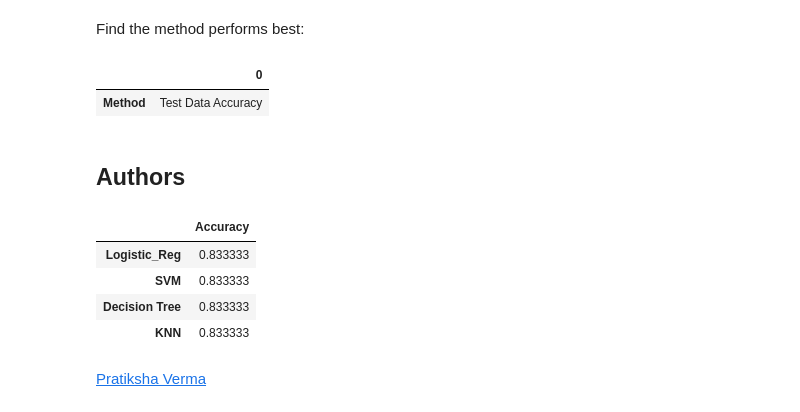
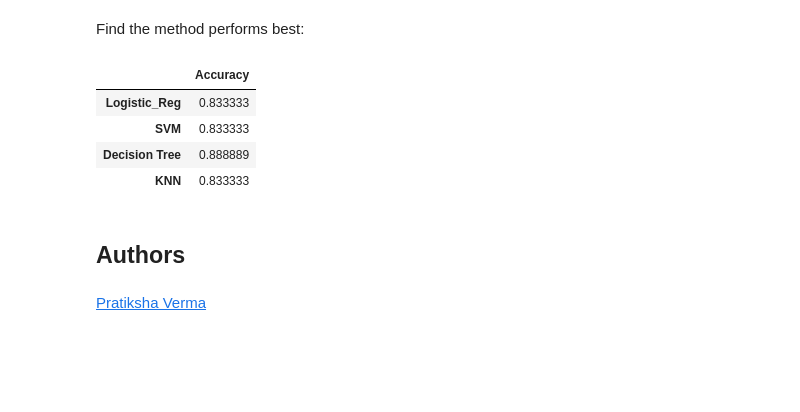
Before and after one commit to Manaoz/IBM_Capstone_Falcon9_Prediction, a Jupyter notebook: 7_SpaceX-Machine-Learning-Prediction-Part-5-v1.ipynb, the cells around one changed output. Saved outputs shown, nothing was run; the diff lists cells and outputs as text; code cells hidden in the pictures; blank space fills up the shorter version.

```diff
--- a/7_SpaceX-Machine-Learning-Prediction-Part-5-v1.ipynb
+++ b/7_SpaceX-Machine-Learning-Prediction-Part-5-v1.ipynb
@@ -335,41 +353,26 @@ plot_confusion_matrix(Y_test,yhat)
 # %% [markdown]
 Find the method performs best:
 # %%
-Report = pd.DataFrame({'Method' : ['Test Data Accuracy']})
-
 knn_accuracy=knn_cv.score(X_test, Y_test)
 Decision_tree_accuracy=tree_cv.score(X_test, Y_test)
 SVM_accuracy=svm_cv.score(X_test, Y_test)
 Logistic_accuracy=logreg_cv.score(X_test, Y_test)
 
 
-Report['Logistic_Reg'] = [Logistic_Regression]
-Report['SVM'] = [SVM_accuracy]
-Report['Decision Tree'] = [Decision_tree_accuracy]
-Report['KNN'] = [knn_accuracy]
-
-
-
-Report.transpose()
+metrics = {'Logistic_Reg':[Logistic_accuracy],
+     'SVM':[SVM_accuracy],
+     'Decision Tree':[Decision_tree_accuracy],
+     'KNN':[knn_accuracy]}
+Report =  pd.DataFrame(metrics, index = ['Accuracy']).transpose()
+Report
 # %% [output]
-|  | 0 |
-| Method | Test Data Accuracy |
+|  | Accuracy |
+| Logistic_Reg | 0.833333 |
+| SVM | 0.833333 |
+| Decision Tree | 0.888889 |
+| KNN | 0.833333 |
 # %% [markdown]
 ## Authors
-# %%
-N= None
-metrics = {'Logistic_Reg':[Logistic_accuracy],
-     'SVM':[SVM_accuracy],
-     'Decision Tree':[Decision_tree_accuracy],
-     'KNN':[knn_accuracy]}
-Report =  pd.DataFrame(metrics, index = ['Accuracy']).transpose()
-Report
-# %% [output]
-|  | Accuracy |
-| Logistic_Reg | 0.833333 |
-| SVM | 0.833333 |
-| Decision Tree | 0.833333 |
-| KNN | 0.833333 |
 # %% [markdown]
 [Pratiksha Verma](https://www.linkedin.com/in/pratiksha-verma-6487561b1/)
 # %% [markdown]
```
Also changed, not shown: parts of 4 cells of this notebook.
